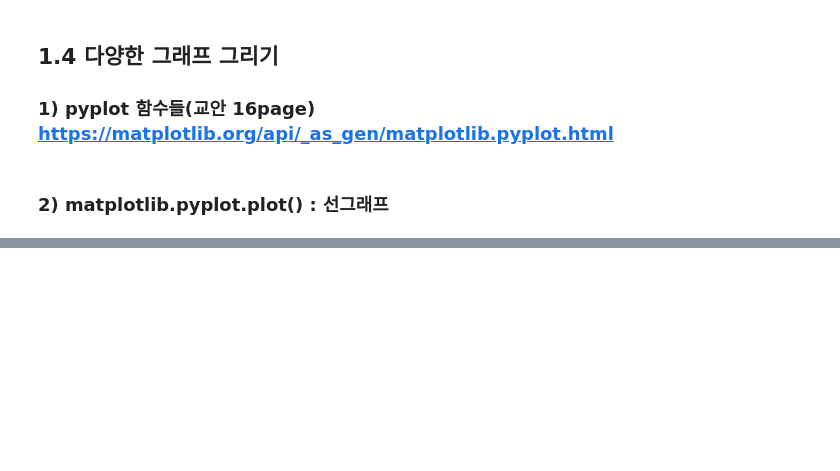
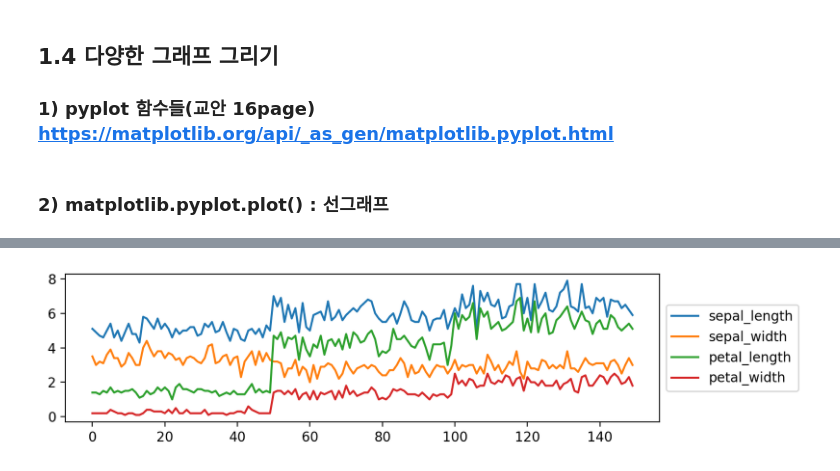
Before and after one commit to minota93/ai, a Jupyter notebook: source/01_python/ch12_데이터시각화_1절matplotlib.ipynb, the cells around one changed output, grey strips where cells are left out. Cells and saved outputs as stored; diff of their text form; code cells hidden in the pictures; blank space fills up the shorter version.

```diff
--- a/source/01_python/ch12_데이터시각화_1절matplotlib.ipynb
+++ b/source/01_python/ch12_데이터시각화_1절matplotlib.ipynb
@@ -33,8 +33,10 @@ matplotlib.__version__
 import matplotlib.pyplot as plt
 %matplotlib inline
 %config InlineBackend.figure_format='retina'
-# 한글설정(windows mac)
-
+# 한글기본설정(windows mac)
+plt.rc('font', family='Malgun Gothic') # 윈도우즈
+# plt.('font', family='Apple Gothic')  #mac
+plt.rc('axes', unicode_minus=False) # 축의 - 꺠짐 방지
 # warnig을 안보이게
 import warnings
 warnings.filterwarnings(action='ignore') # warning 안 보이게
@@ -130,0 +138,4 @@ for i, ax in enumerate(axes):
+# %%
+import seaborn as sns
+iris = sns.load_dataset('iris')
+iris.head()
@@ -130,0 +149,8 @@ for i, ax in enumerate(axes):
+# %%
+ax=iris.plot(kind='line',figsize=(8,2))
+# sns.move_legend(ax, "upper left", bbox_to_anchor=(1, 1))
+# plt.legend(bbox_to_anchor=(1.05, 1), loc=2, borderaxespad=0.)
+ax.legend(loc='center left', bbox_to_anchor=(1, 0.5))
+plt.show()
+# %% [output]
+[figure, added]
```
Also changed, not shown: parts of 33 cells of this notebook, 3 other files.
